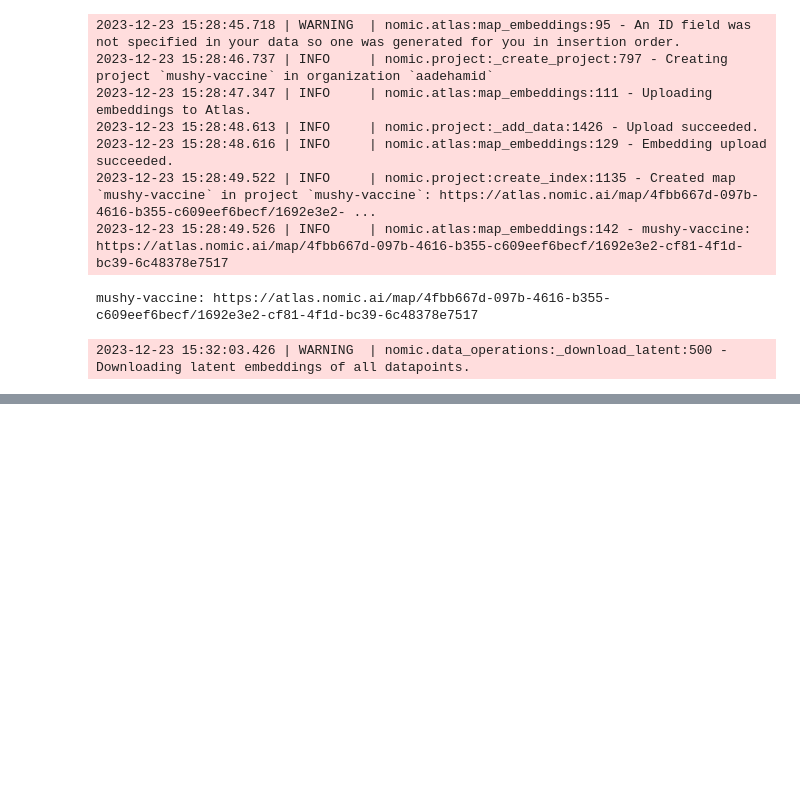
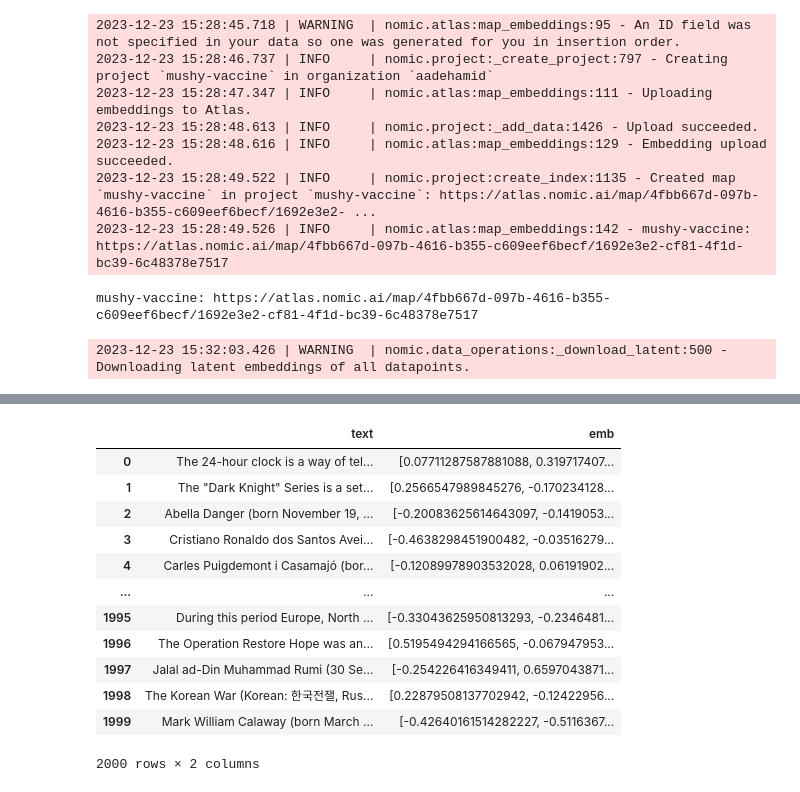
Before and after one commit to aadehamid/embeddings, a Jupyter notebook: search.ipynb, the cells around one changed output, grey strips where cells are left out. Saved outputs shown, nothing was run; the diff lists cells and outputs as text; code cells hidden in the pictures; blank space fills up the shorter version.

```diff
--- a/search.ipynb
+++ b/search.ipynb
@@ -306,2 +322,18 @@ embeds_df.to_csv('embeds.tsv', sep='\t', index=False)
 # %%
 wiki_articles[['text', 'emb']].to_csv('embeds.tsv', sep='\t', index=False)
+# %%
+wiki_articles[['text', 'emb']]
+# %% [output]
+|  | text | emb |
+| 0 | The 24-hour clock is a way of tel... | [0.07711287587881088, 0.319717407... |
+| 1 | The "Dark Knight" Series is a set... | [0.2566547989845276, -0.170234128... |
+| 2 | Abella Danger (born November 19, ... | [-0.20083625614643097, -0.1419053... |
+| 3 | Cristiano Ronaldo dos Santos Avei... | [-0.4638298451900482, -0.03516279... |
+| 4 | Carles Puigdemont i Casamajó (bor... | [-0.12089978903532028, 0.06191902... |
+| ... | ... | ... |
+| 1995 | During this period Europe, North ... | [-0.33043625950813293, -0.2346481... |
+| 1996 | The Operation Restore Hope was an... | [0.5195494294166565, -0.067947953... |
+| 1997 | Jalal ad-Din Muhammad Rumi (30 Se... | [-0.254226416349411, 0.6597043871... |
+| 1998 | The Korean War (Korean: 한국전잴, Rus... | [0.22879508137702942, -0.12422956... |
+| 1999 | Mark William Calaway (born March ... | [-0.42640161514282227, -0.5116367... |
+2000 rows × 2 columns
```
Also changed, not shown: parts of 1 cell of this notebook.
